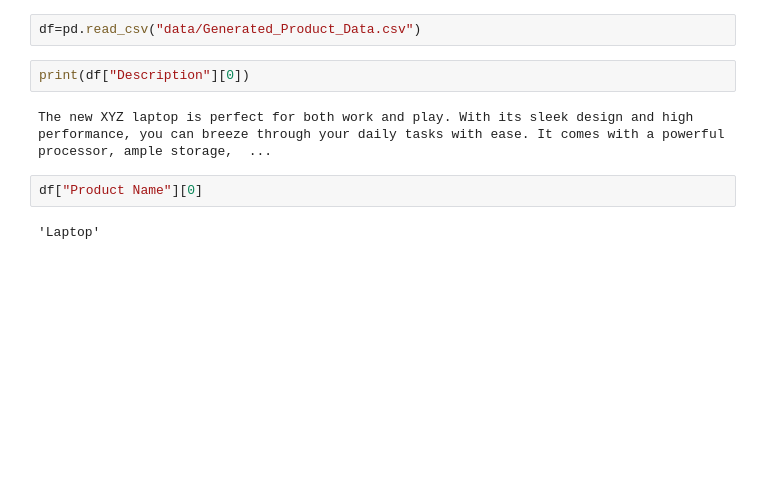
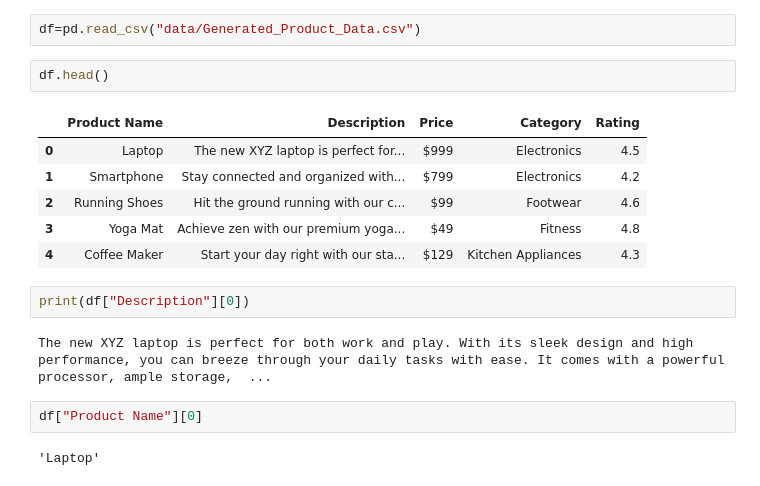
Before and after one commit to MohanVishe/ML-Project2--Product-Similarity-API, a Jupyter notebook: research.ipynb, the cells around one changed output. Saved outputs shown, nothing was run; the diff lists cells and outputs as text; blank space fills up the shorter version.

```diff
--- a/research.ipynb
+++ b/research.ipynb
@@ -5,6 +5,15 @@ import numpy as np
 ![image.png](attachment:image.png)
 # %%
 df=pd.read_csv("data/Generated_Product_Data.csv")
+# %%
+df.head()
+# %% [output]
+|  | Product Name | Description | Price | Category | Rating |
+| 0 | Laptop | The new XYZ laptop is perfect for... | $999 | Electronics | 4.5 |
+| 1 | Smartphone | Stay connected and organized with... | $799 | Electronics | 4.2 |
+| 2 | Running Shoes | Hit the ground running with our c... | $99 | Footwear | 4.6 |
+| 3 | Yoga Mat | Achieve zen with our premium yoga... | $49 | Fitness | 4.8 |
+| 4 | Coffee Maker | Start your day right with our sta... | $129 | Kitchen Appliances | 4.3 |
 # %%
 print(df["Description"][0])
 # %% [output]
```
Also changed, not shown: 3 other files.
